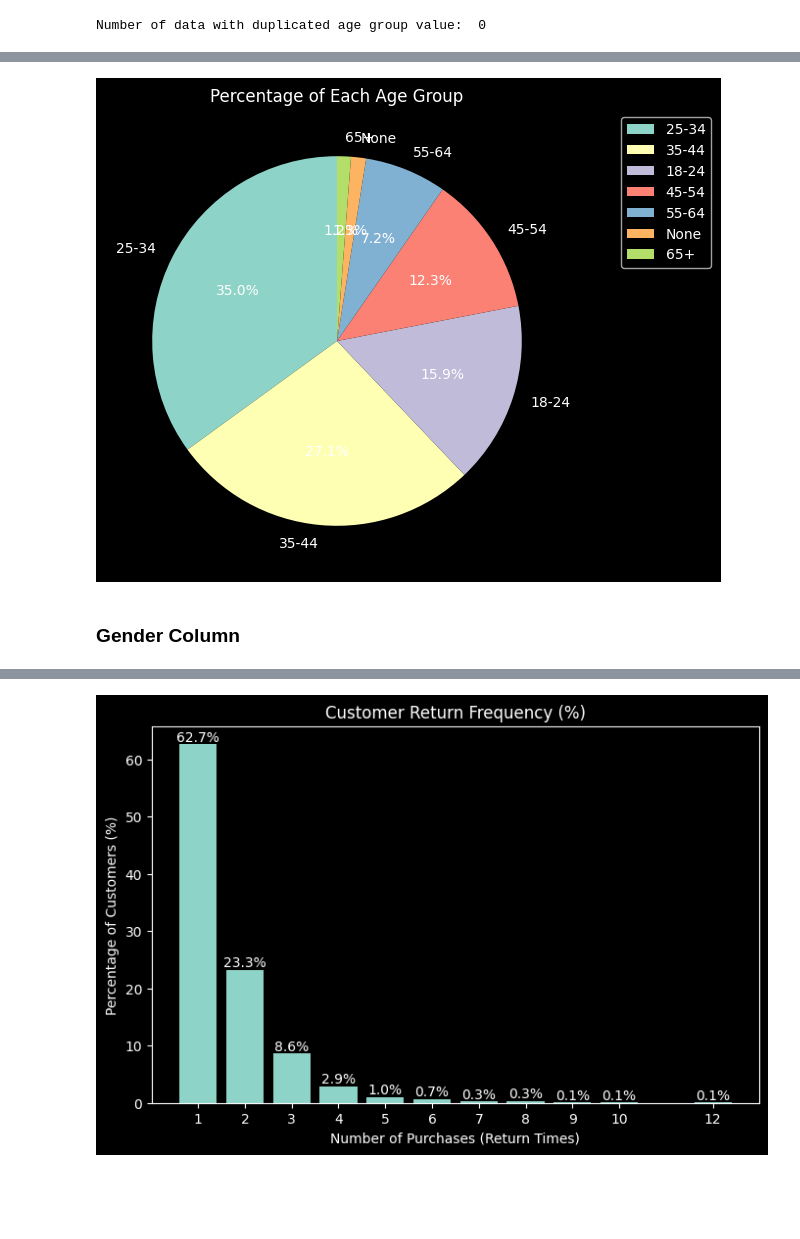
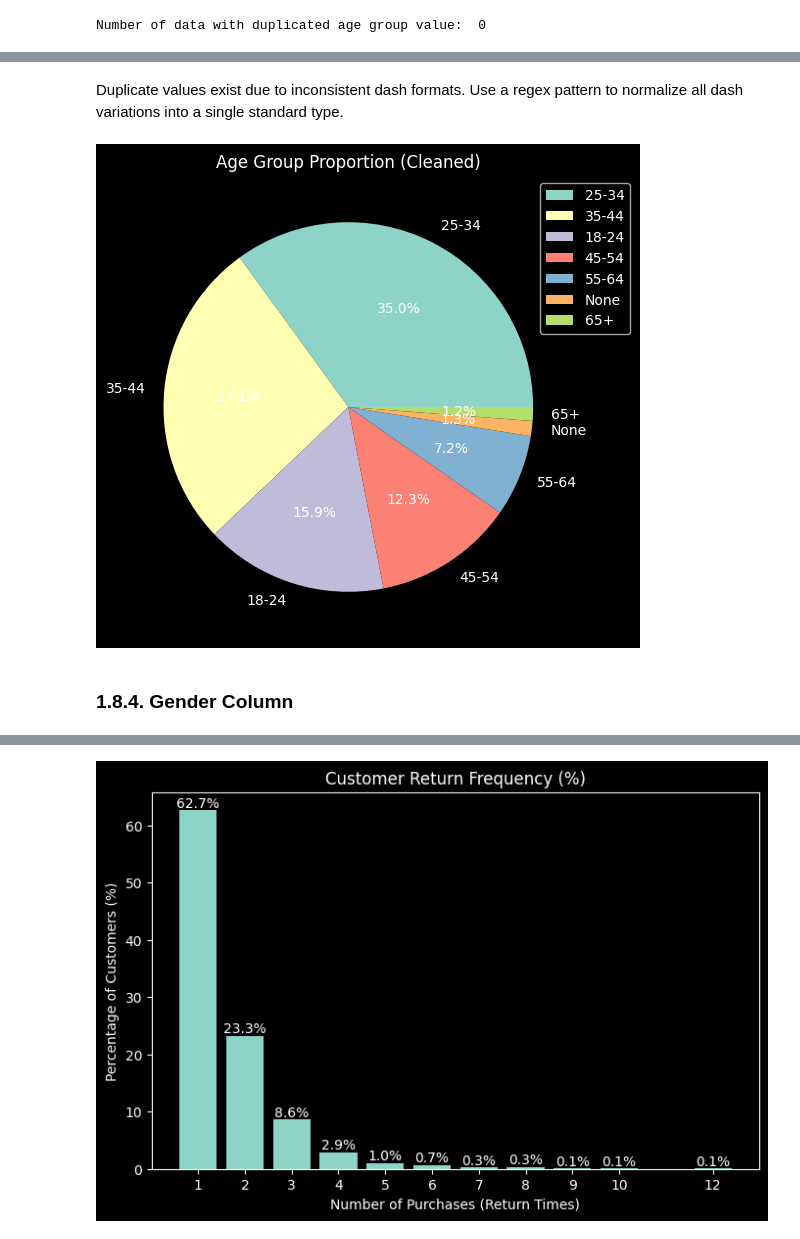
Before and after one commit to trandat9h/retail-sale-data-processing, a Jupyter notebook: Processing.ipynb, the cells around one changed output, grey strips where cells are left out. Drawn from its saved outputs; the diff is of its cells as text; code cells hidden in the pictures; blank space fills up the shorter version.

```diff
--- a/Processing.ipynb
+++ b/Processing.ipynb
@@ -407,9 +482,11 @@ visualise_age_group(customer_detail_df)
+# %% [markdown]
+Duplicate values exist due to inconsistent dash formats. Use a regex pattern to normalize all dash variations into a single standard type.
 # %%
-pattern = r'\s*[\u2012\u2013\u2014\u2015\-\u2212]+\s*'
+pattern = r'\s*[\u2013\u2014]+\s*'
 customer_detail_df['Age Group'] = customer_detail_df['Age Group'].str.replace(pattern, '-', regex=True).str.strip()
 
-visualise_age_group(customer_detail_df)
+visualise_value_proportion(customer_detail_df, column="Age Group", chart_title="Age Group Proportion (Cleaned)")
 # %% [output]
-[figure, old version]
+[figure, new version]
 # %% [markdown]
-### Gender Column
+### 1.8.4. Gender Column
```
Also changed, not shown: parts of 83 cells of this notebook.
